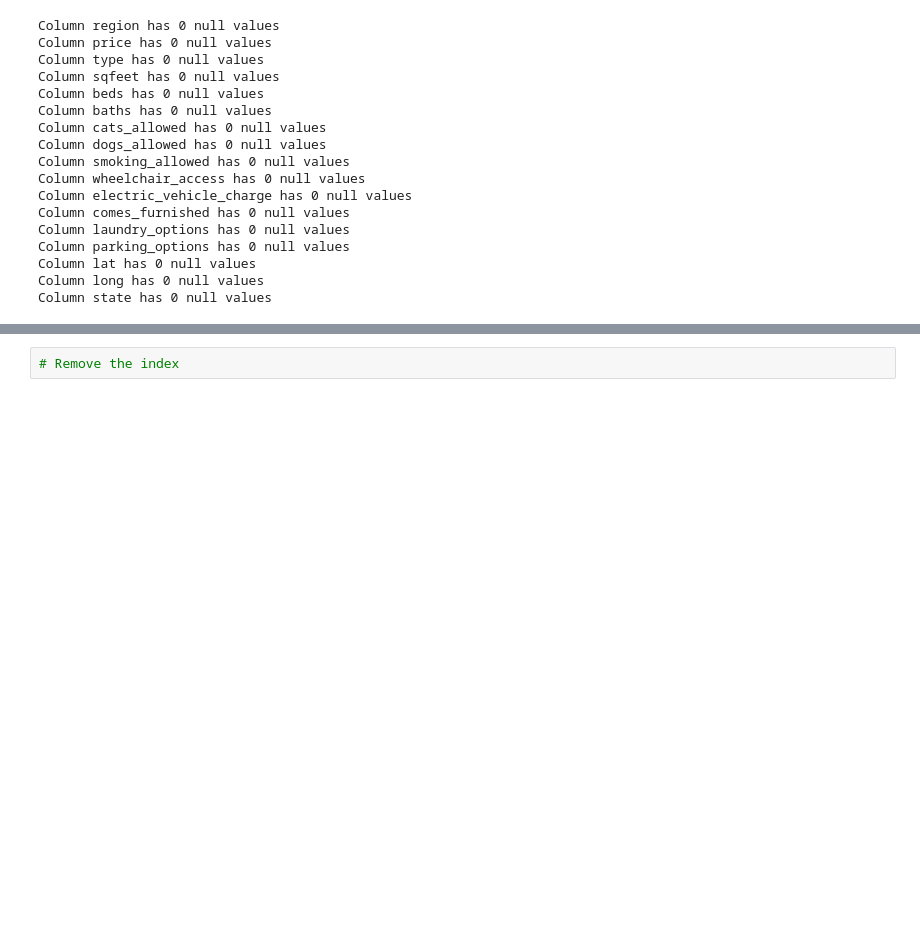
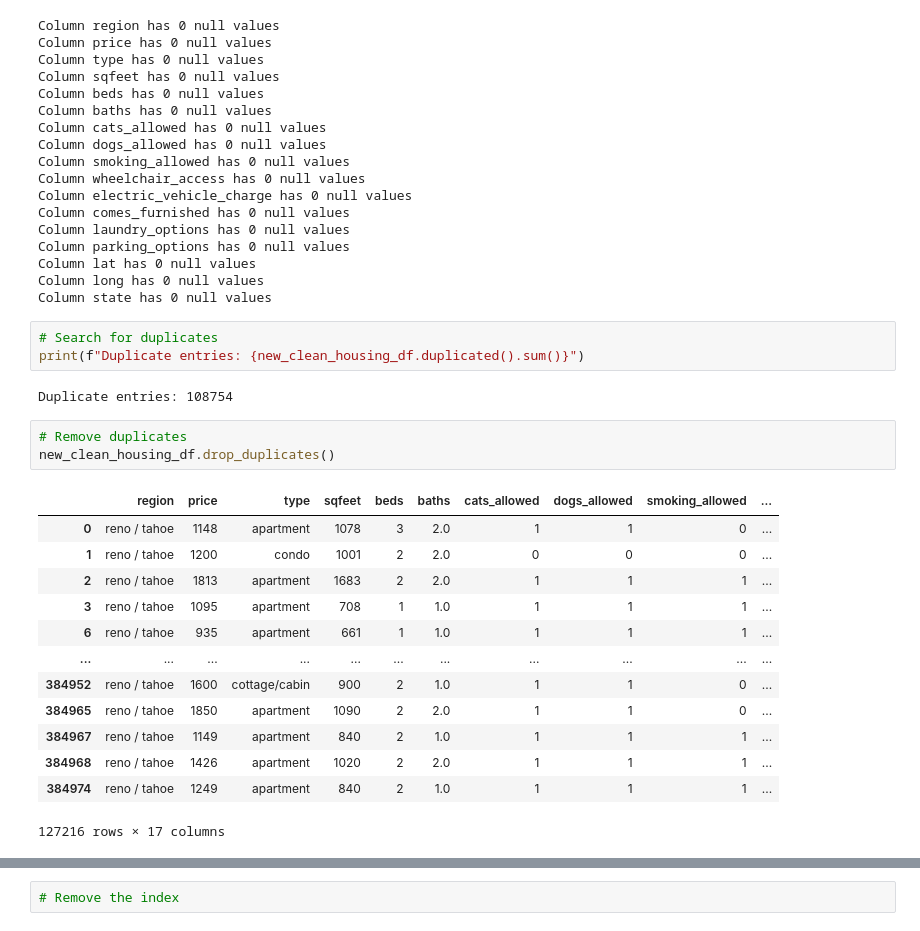
Before and after one commit to diana-arango/Real_estate_team, a Jupyter notebook: Real_Estate_Team.ipynb, the cells around one changed output, grey strips where cells are left out. Cells and saved outputs as stored; diff of their text form; blank space fills up the shorter version.

```diff
--- a/Real_Estate_Team.ipynb
+++ b/Real_Estate_Team.ipynb
@@ -231,3 +231,25 @@ Column parking_options has 0 null values
 Column lat has 0 null values
 Column long has 0 null values
 Column state has 0 null values
+# %%
+# Search for duplicates
+print(f"Duplicate entries: {new_clean_housing_df.duplicated().sum()}")
+# %% [output]
+Duplicate entries: 108754
+# %%
+# Remove duplicates
+new_clean_housing_df.drop_duplicates()
+# %% [output]
+|  | region | price | type | sqfeet | beds | baths | cats_allowed | dogs_allowed | smoking_allowed | ... |
+| 0 | reno / tahoe | 1148 | apartment | 1078 | 3 | 2.0 | 1 | 1 | 0 | ... |
+| 1 | reno / tahoe | 1200 | condo | 1001 | 2 | 2.0 | 0 | 0 | 0 | ... |
+| 2 | reno / tahoe | 1813 | apartment | 1683 | 2 | 2.0 | 1 | 1 | 1 | ... |
+| 3 | reno / tahoe | 1095 | apartment | 708 | 1 | 1.0 | 1 | 1 | 1 | ... |
+| 6 | reno / tahoe | 935 | apartment | 661 | 1 | 1.0 | 1 | 1 | 1 | ... |
+| ... | ... | ... | ... | ... | ... | ... | ... | ... | ... | ... |
+| 384952 | reno / tahoe | 1600 | cottage/cabin | 900 | 2 | 1.0 | 1 | 1 | 0 | ... |
+| 384965 | reno / tahoe | 1850 | apartment | 1090 | 2 | 2.0 | 1 | 1 | 0 | ... |
+| 384967 | reno / tahoe | 1149 | apartment | 840 | 2 | 1.0 | 1 | 1 | 1 | ... |
+| 384968 | reno / tahoe | 1426 | apartment | 1020 | 2 | 2.0 | 1 | 1 | 1 | ... |
+| 384974 | reno / tahoe | 1249 | apartment | 840 | 2 | 1.0 | 1 | 1 | 1 | ... |
+127216 rows × 17 columns
```
Also changed, not shown: parts of 15 cells of this notebook.
